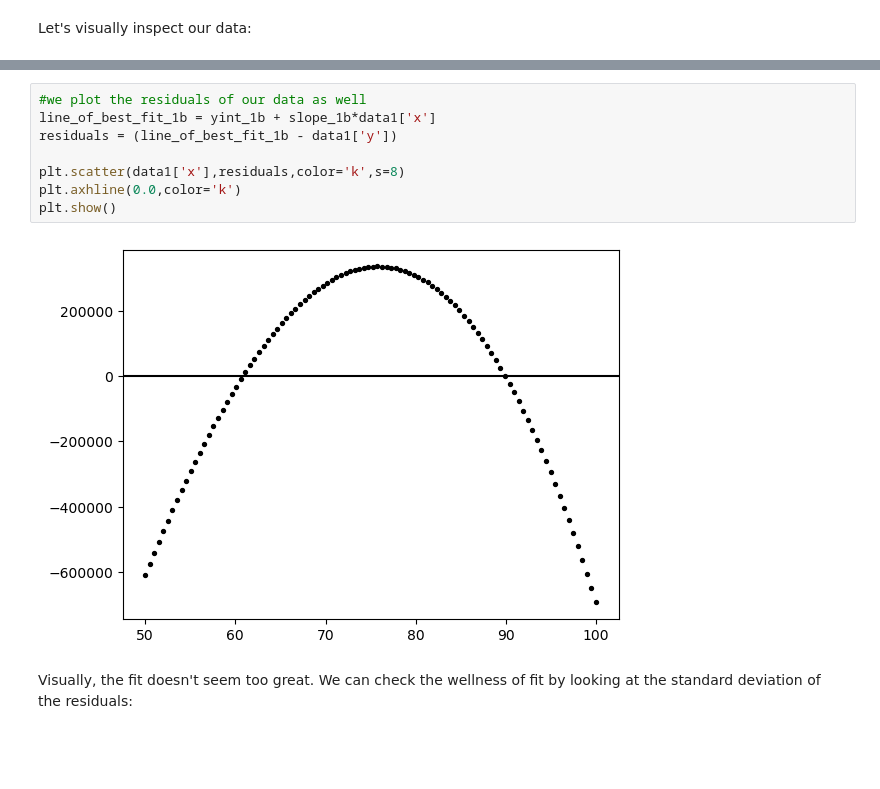
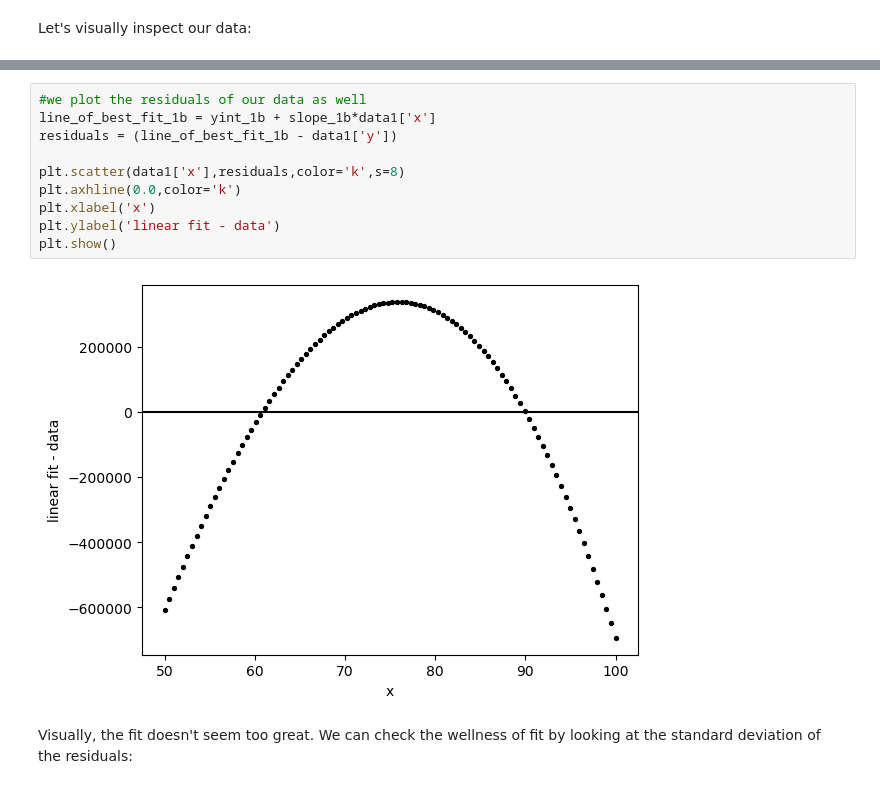
Before and after one commit to gilgarcia-01/ASTR5900, a Jupyter notebook: hw/data_fitting_project/solutions/homework_solutions.ipynb, the cells around one changed output, grey strips where cells are left out. Cells and saved outputs as stored; diff of their text form; blank space fills up the shorter version.

Commit message:
plot labels

```diff
--- a/hw/data_fitting_project/solutions/homework_solutions.ipynb
+++ b/hw/data_fitting_project/solutions/homework_solutions.ipynb
@@ -135,13 +139,15 @@ plt.show()
 # %%
 #we plot the residuals of our data as well
 line_of_best_fit_1b = yint_1b + slope_1b*data1['x']
 residuals = (line_of_best_fit_1b - data1['y'])
 
 plt.scatter(data1['x'],residuals,color='k',s=8)
 plt.axhline(0.0,color='k')
+plt.xlabel('x')
+plt.ylabel('linear fit - data')
 plt.show()
 # %% [output]
-[figure, old version]
+[figure, new version]
 # %% [markdown]
 Visually, the fit doesn't seem too great. We can check the wellness of fit by looking at the standard deviation of the residuals:
 # %%
```
Also changed, not shown: parts of 5 cells of this notebook.
